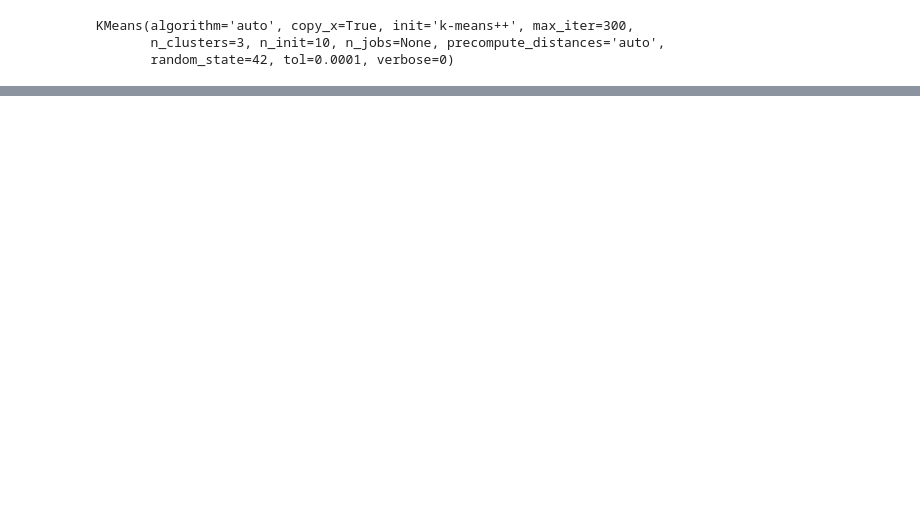
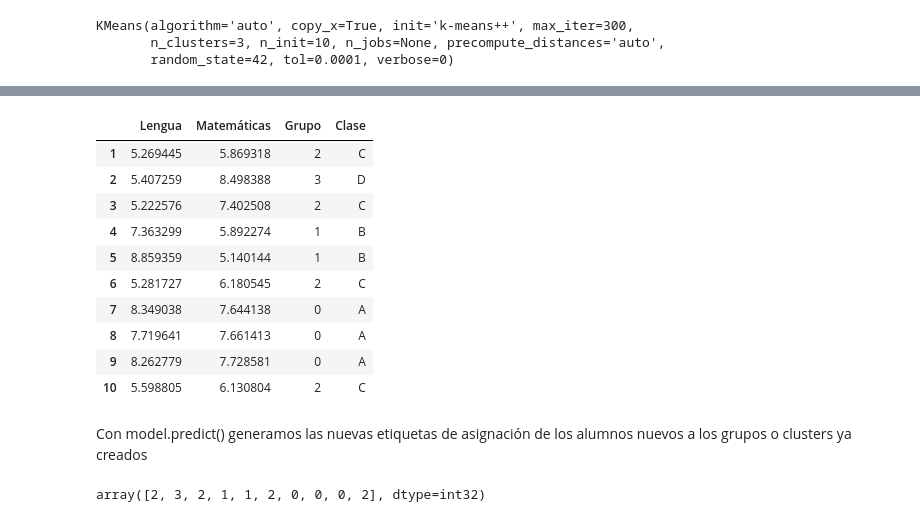
Before and after one commit to mariajogonsan/Curso-de-introduccion-a-Big-Data-Parte-3-nov2021, a Jupyter notebook: 2_a_ML_Ejemplo_Clusterizacion_alumnos_.ipynb, the cells around one changed output, grey strips where cells are left out. Drawn from its saved outputs; the diff is of its cells as text; code cells hidden in the pictures; blank space fills up the shorter version.

```diff
--- a/2_a_ML_Ejemplo_Clusterizacion_alumnos_.ipynb
+++ b/2_a_ML_Ejemplo_Clusterizacion_alumnos_.ipynb
@@ -176,0 +221,26 @@ X_clasificado.to_excel('sample_data/notas_alumnos_clasificado.xlsx')
+# %%
+n_alumnos_nuevos = 10
+# %%
+X_nuevo=pd.DataFrame(index=np.arange(1,n_alumnos_nuevos+1))
+X_nuevo['Lengua']=5+5*(np.random.rand(n_alumnos_nuevos))
+X_nuevo['Matemáticas']=5+5*(np.random.rand(n_alumnos_nuevos))
+# %%
+X_nuevo
+# %% [output]
+|  | Lengua | Matemáticas | Grupo | Clase |
+| 1 | 5.269445 | 5.869318 | 2 | C |
+| 2 | 5.407259 | 8.498388 | 3 | D |
+| 3 | 5.222576 | 7.402508 | 2 | C |
+| 4 | 7.363299 | 5.892274 | 1 | B |
+| 5 | 8.859359 | 5.140144 | 1 | B |
+| 6 | 5.281727 | 6.180545 | 2 | C |
+| 7 | 8.349038 | 7.644138 | 0 | A |
+| 8 | 7.719641 | 7.661413 | 0 | A |
+| 9 | 8.262779 | 7.728581 | 0 | A |
+| 10 | 5.598805 | 6.130804 | 2 | C |
+# %% [markdown]
+Con model.predict() generamos las nuevas etiquetas de asignación de los alumnos nuevos a los grupos o clusters ya creados
+# %%
+kmeans.predict(X_nuevo)
+# %% [output]
+array([2, 3, 2, 1, 1, 2, 0, 0, 0, 2], dtype=int32)
```
Also changed, not shown: parts of 37 cells of this notebook.
